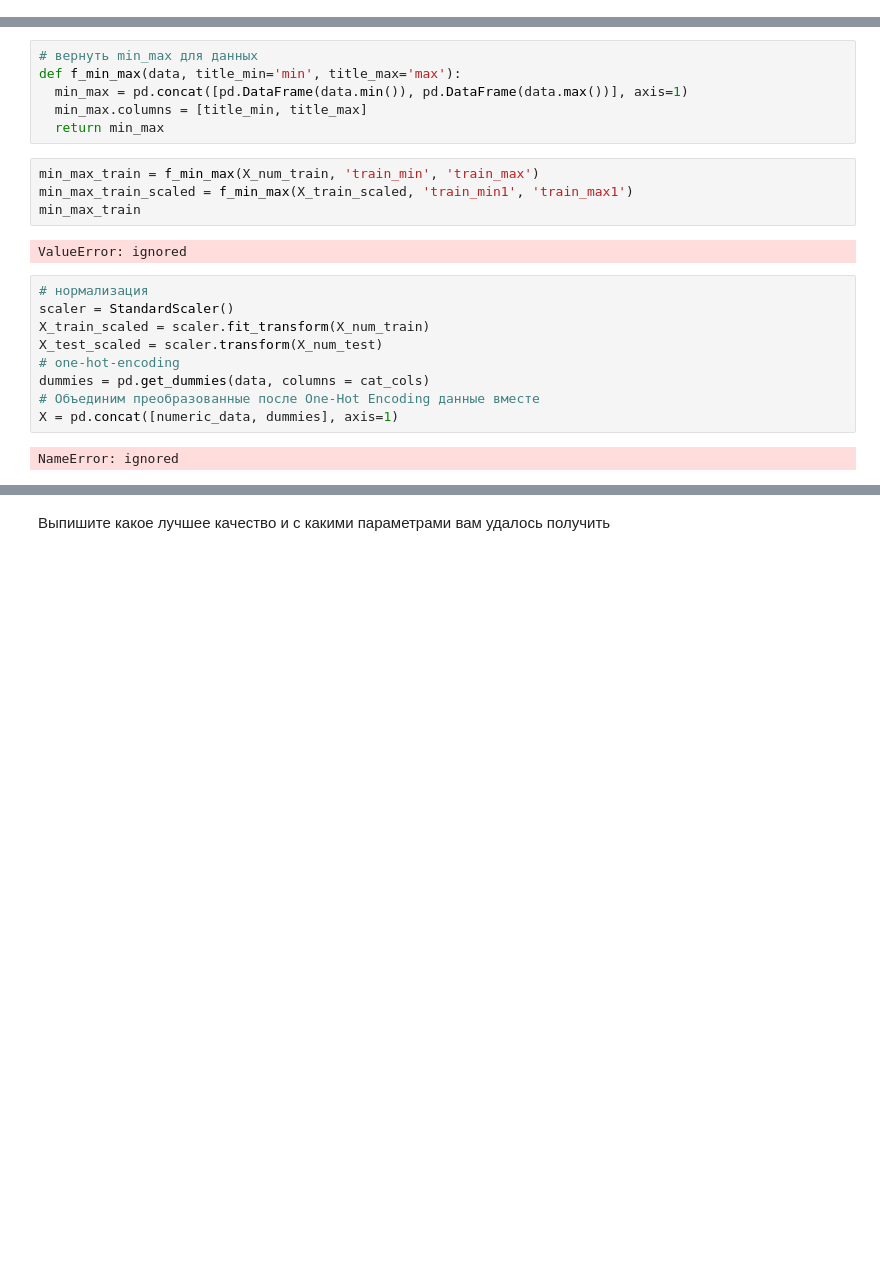
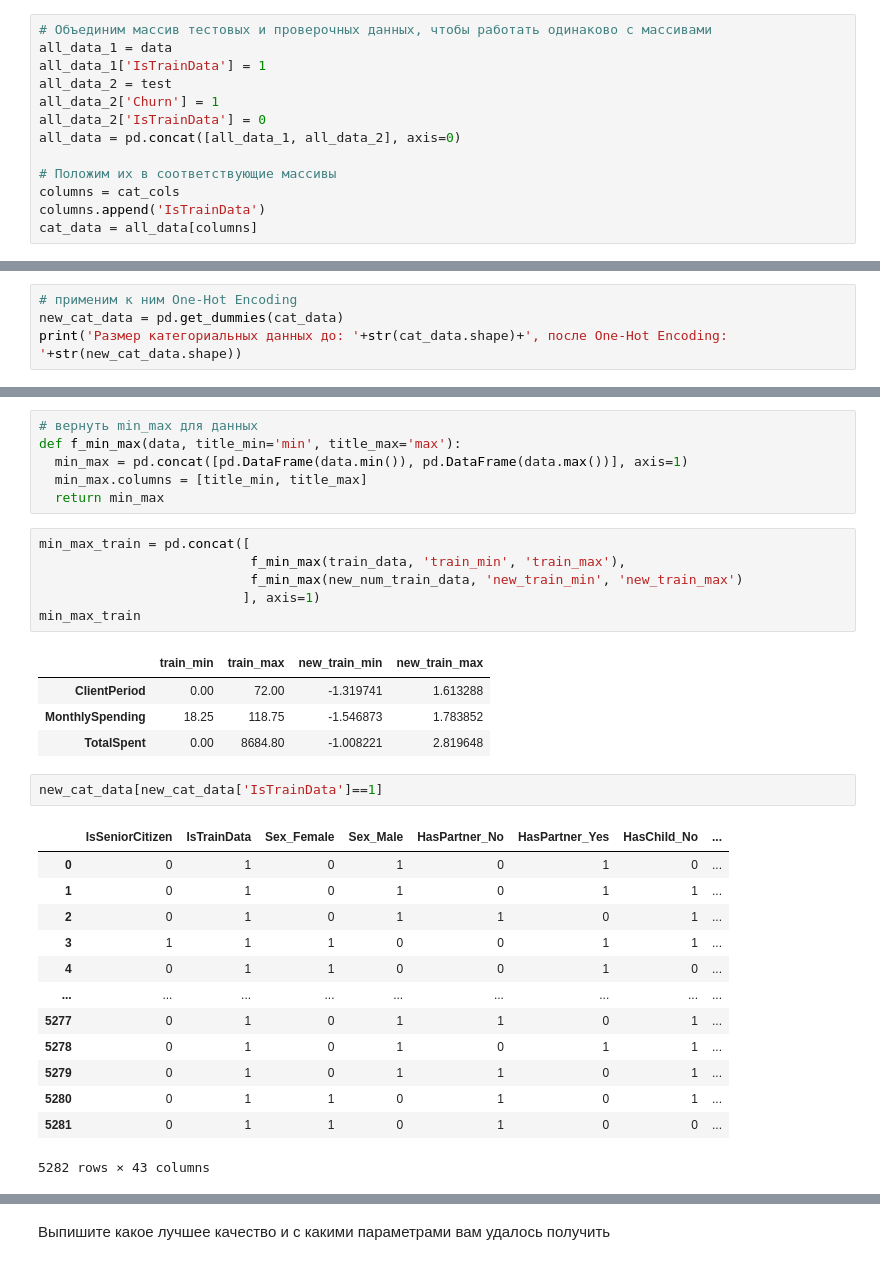
Before and after one commit to Buterbrod/Deep-Learning-School-2021, a Jupyter notebook: baseline.ipynb, the cells around one changed output, grey strips where cells are left out. Saved outputs shown, nothing was run; the diff lists cells and outputs as text; blank space fills up the shorter version.

```diff
--- a/baseline.ipynb
+++ b/baseline.ipynb
@@ -529,0 +500,13 @@ X_num_train
+# %%
+# Объединим массив тестовых и проверочных данных, чтобы работать одинаково с массивами
+all_data_1 = data
+all_data_1['IsTrainData'] = 1
+all_data_2 = test
+all_data_2['Churn'] = 1
+all_data_2['IsTrainData'] = 0
+all_data = pd.concat([all_data_1, all_data_2], axis=0)
+
+# Положим их в соответствующие массивы
+columns = cat_cols
+columns.append('IsTrainData')
+cat_data = all_data[columns]
@@ -529,0 +536,4 @@ X_num_train
+# %%
+# применим к ним One-Hot Encoding
+new_cat_data = pd.get_dummies(cat_data)
+print('Размер категориальных данных до: '+str(cat_data.shape)+', после One-Hot Encoding: '+str(new_cat_data.shape))
@@ -534,19 +560,29 @@ def f_min_max(data, title_min='min', title_max='max'):
   min_max.columns = [title_min, title_max]
   return min_max
 # %%
-min_max_train = f_min_max(X_num_train, 'train_min', 'train_max')
-min_max_train_scaled = f_min_max(X_train_scaled, 'train_min1', 'train_max1')
+min_max_train = pd.concat([
+                           f_min_max(train_data, 'train_min', 'train_max'),
+                           f_min_max(new_num_train_data, 'new_train_min', 'new_train_max')
+                          ], axis=1)
 min_max_train
 # %% [output]
-ValueError: ignored
+|  | train_min | train_max | new_train_min | new_train_max |
+| ClientPeriod | 0.00 | 72.00 | -1.319741 | 1.613288 |
+| MonthlySpending | 18.25 | 118.75 | -1.546873 | 1.783852 |
+| TotalSpent | 0.00 | 8684.80 | -1.008221 | 2.819648 |
-# %%
-# нормализация
-scaler = StandardScaler()
-X_train_scaled = scaler.fit_transform(X_num_train)
-X_test_scaled = scaler.transform(X_num_test)
-# one-hot-encoding
-dummies = pd.get_dummies(data, columns = cat_cols)
-# Объединим преобразованные после One-Hot Encoding данные вместе
-X = pd.concat([numeric_data, dummies], axis=1)
-# %% [output]
-NameError: ignored
+# %%
+new_cat_data[new_cat_data['IsTrainData']==1]
+# %% [output]
+|  | IsSeniorCitizen | IsTrainData | Sex_Female | Sex_Male | HasPartner_No | HasPartner_Yes | HasChild_No | ... |
+| 0 | 0 | 1 | 0 | 1 | 0 | 1 | 0 | ... |
+| 1 | 0 | 1 | 0 | 1 | 0 | 1 | 1 | ... |
+| 2 | 0 | 1 | 0 | 1 | 1 | 0 | 1 | ... |
+| 3 | 1 | 1 | 1 | 0 | 0 | 1 | 1 | ... |
+| 4 | 0 | 1 | 1 | 0 | 0 | 1 | 0 | ... |
+| ... | ... | ... | ... | ... | ... | ... | ... | ... |
+| 5277 | 0 | 1 | 0 | 1 | 1 | 0 | 1 | ... |
+| 5278 | 0 | 1 | 0 | 1 | 0 | 1 | 1 | ... |
+| 5279 | 0 | 1 | 0 | 1 | 1 | 0 | 1 | ... |
+| 5280 | 0 | 1 | 1 | 0 | 1 | 0 | 1 | ... |
+| 5281 | 0 | 1 | 1 | 0 | 1 | 0 | 0 | ... |
+5282 rows × 43 columns
```
Also changed, not shown: parts of 24 cells of this notebook.
